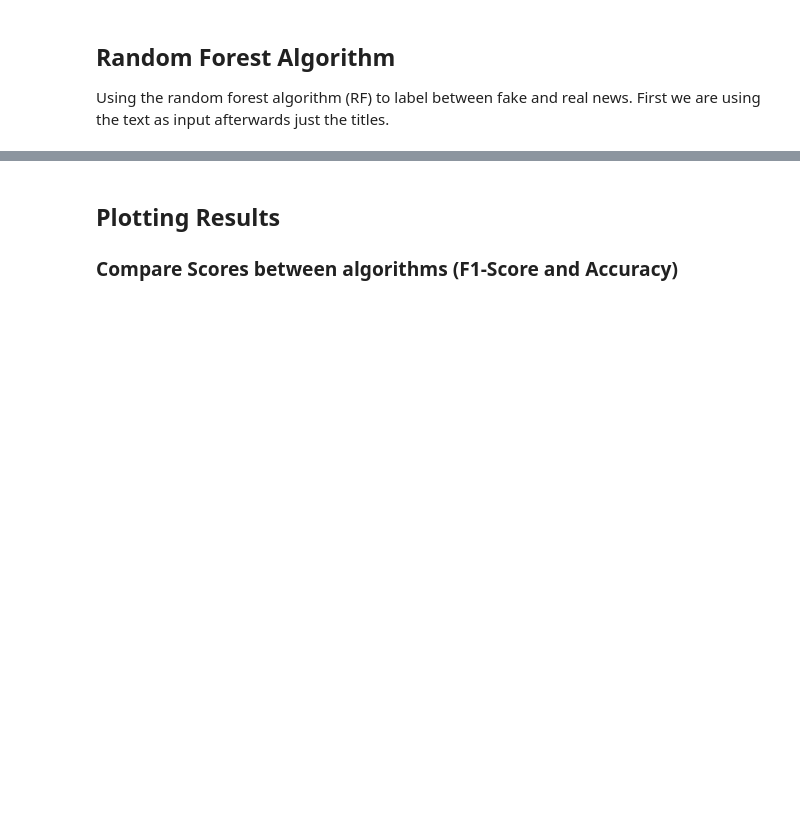
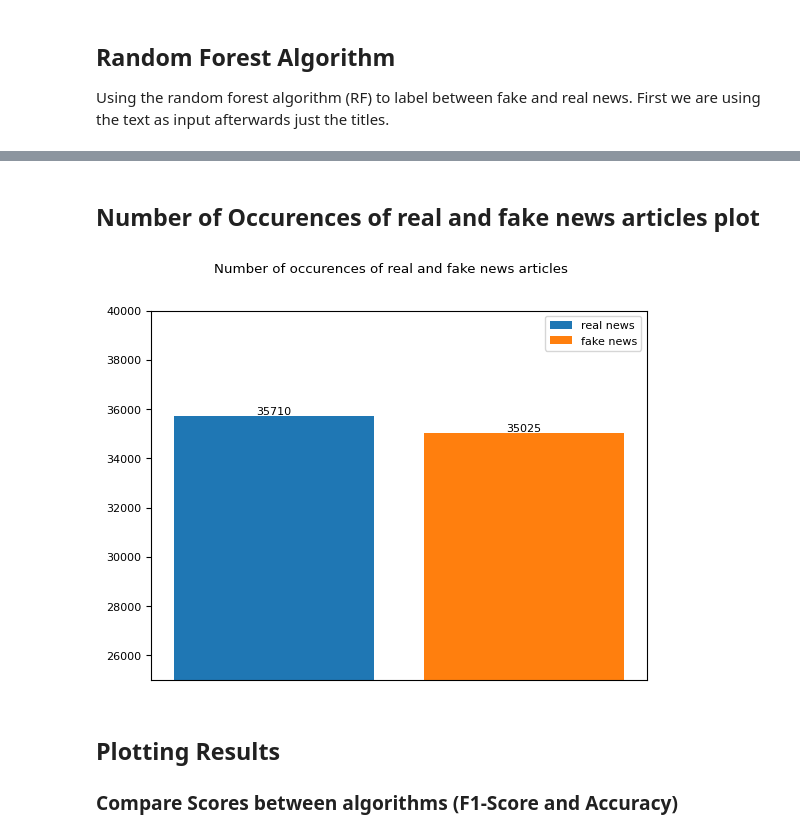
Before and after one commit to StellaLukasser/AIR, a Jupyter notebook: A3.ipynb, the cells around one changed output, grey strips where cells are left out. Saved outputs shown, nothing was run; the diff lists cells and outputs as text; code cells hidden in the pictures; blank space fills up the shorter version.

```diff
--- a/A3.ipynb
+++ b/A3.ipynb
@@ -901,3 +953,22 @@ wc(1)
+# %% [markdown]
+## Number of Occurences of real and fake news articles plot
+# %%
+data_pre = pd.read_csv("data_tokenized/data_token_no_stem.csv", index_col=0)
+data_pre_real = len(data_pre.loc[data_pre["label"] == 1].index)
+data_pre_fake = len(data_pre.loc[data_pre["label"] == 0].index)
+
+fig, ax = plt.subplots()
+bars = ax.bar(0, data_pre_real)
+ax.bar_label(bars)
+bars = ax.bar(1, data_pre_fake)
+ax.bar_label(bars)
+ax.set_ylim(25000, 40000)
+ax.set_xticks([])
+plt.suptitle("Number of occurences of real and fake news articles")
+plt.legend(labels=["real news", "fake news"])
+plt.savefig("figures/num_of_occurrences")
+# %% [output]
+[figure, added]
 # %% [markdown]
 ## Plotting Results
 ### Compare Scores between algorithms (F1-Score and Accuracy)
```
Also changed, not shown: parts of 36 cells of this notebook, 2 other files.
